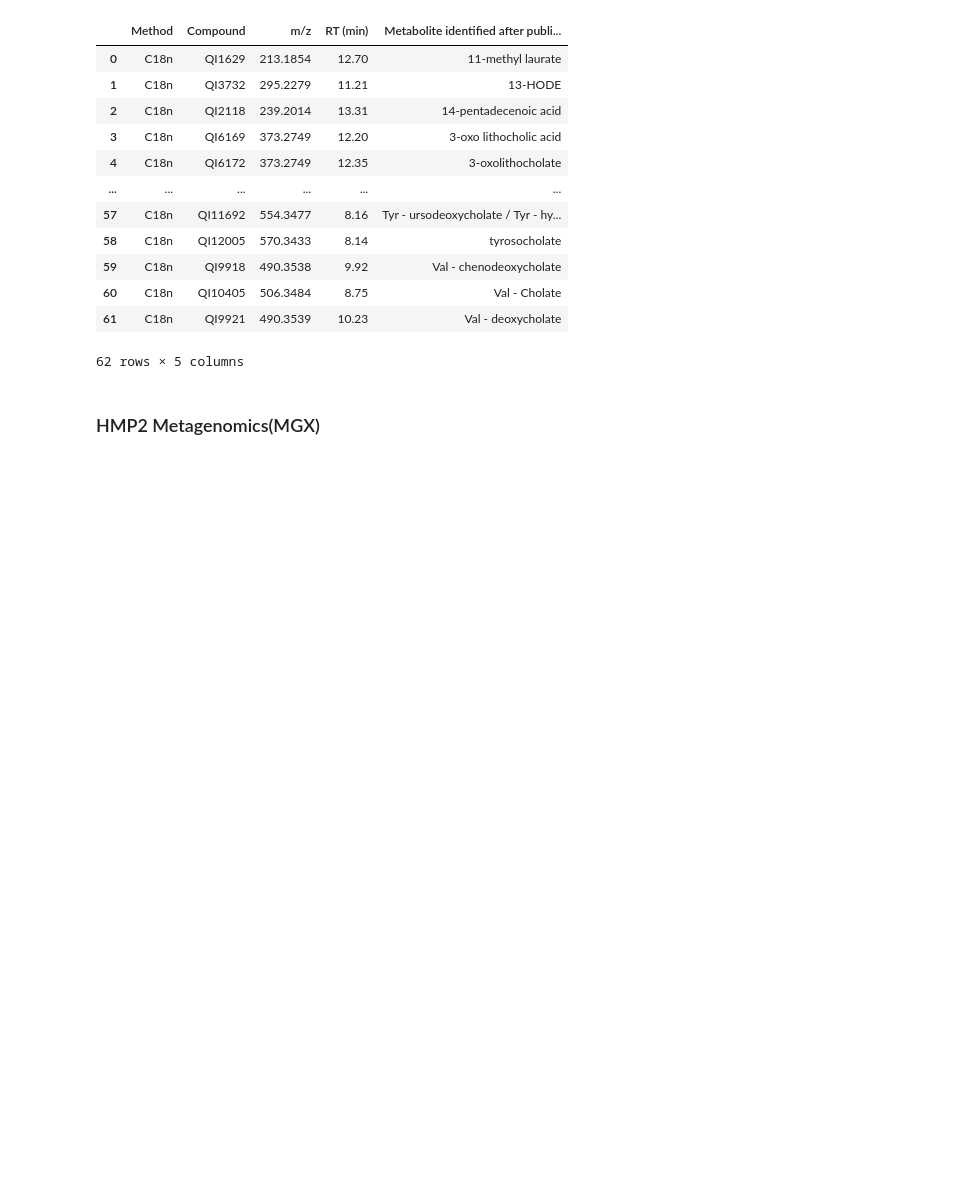
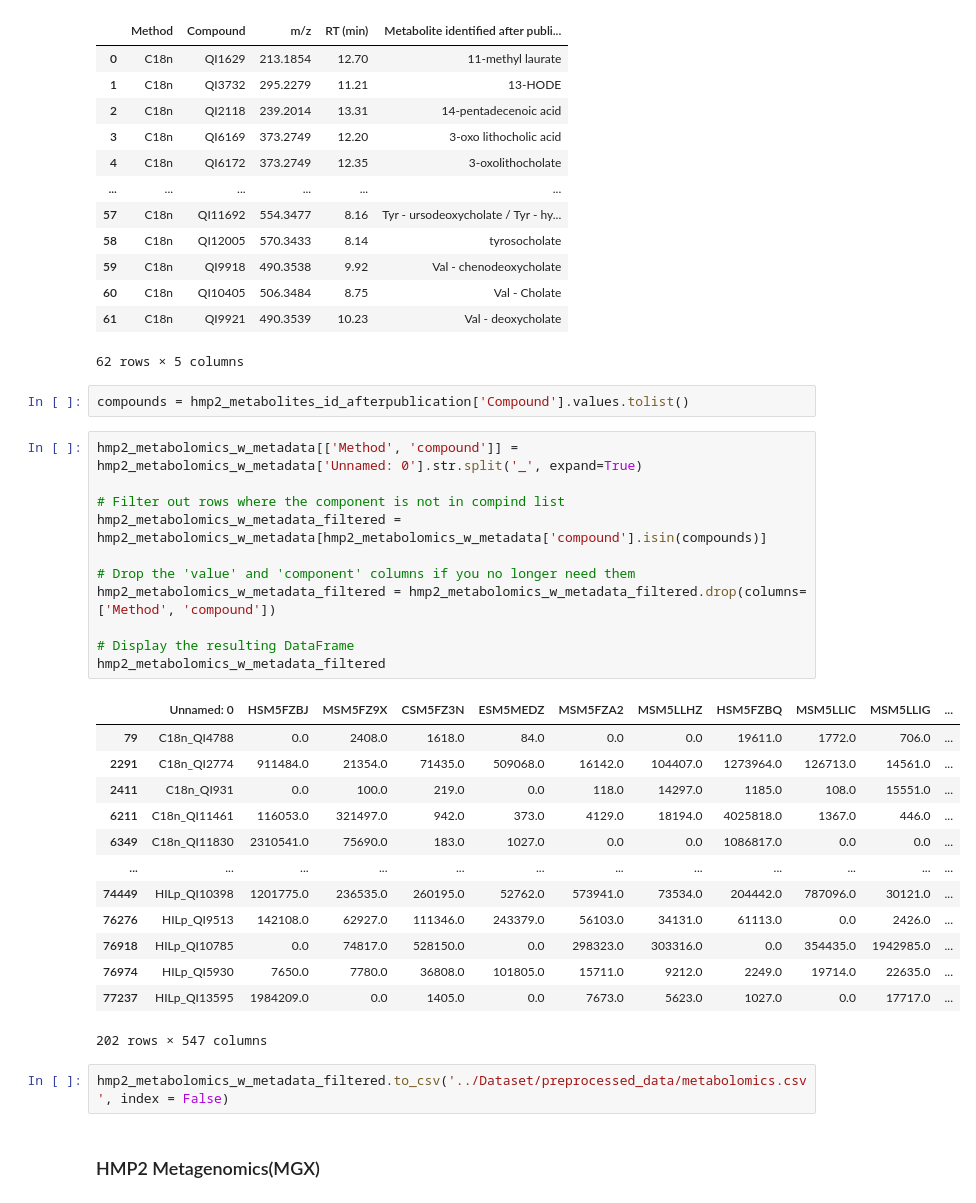
Before and after one commit to MahsaMonshizade/MultiModal, a Jupyter notebook: lib/preprocessing.ipynb, the cells around one changed output. Drawn from its saved outputs; the diff is of its cells as text; blank space fills up the shorter version.

Commit message:
try to get the same data as imovnn paper

```diff
--- a/lib/preprocessing.ipynb
+++ b/lib/preprocessing.ipynb
@@ -177,6 +173,35 @@ hmp2_metabolites_id_afterpublication
 | 60 | C18n | QI10405 | 506.3484 | 8.75 | Val - Cholate |
 | 61 | C18n | QI9921 | 490.3539 | 10.23 | Val - deoxycholate |
 62 rows × 5 columns
+# %%
+compounds = hmp2_metabolites_id_afterpublication['Compound'].values.tolist()
+# %%
+hmp2_metabolomics_w_metadata[['Method', 'compound']] = hmp2_metabolomics_w_metadata['Unnamed: 0'].str.split('_', expand=True)
+
+# Filter out rows where the component is not in compind list
+hmp2_metabolomics_w_metadata_filtered = hmp2_metabolomics_w_metadata[hmp2_metabolomics_w_metadata['compound'].isin(compounds)]
+
+# Drop the 'value' and 'component' columns if you no longer need them
+hmp2_metabolomics_w_metadata_filtered = hmp2_metabolomics_w_metadata_filtered.drop(columns=['Method', 'compound'])
+
+# Display the resulting DataFrame
+hmp2_metabolomics_w_metadata_filtered
+# %% [output]
+|  | Unnamed: 0 | HSM5FZBJ | MSM5FZ9X | CSM5FZ3N | ESM5MEDZ | MSM5FZA2 | MSM5LLHZ | HSM5FZBQ | MSM5LLIC | MSM5LLIG | ... |
+| 79 | C18n_QI4788 | 0.0 | 2408.0 | 1618.0 | 84.0 | 0.0 | 0.0 | 19611.0 | 1772.0 | 706.0 | ... |
+| 2291 | C18n_QI2774 | 911484.0 | 21354.0 | 71435.0 | 509068.0 | 16142.0 | 104407.0 | 1273964.0 | 126713.0 | 14561.0 | ... |
+| 2411 | C18n_QI931 | 0.0 | 100.0 | 219.0 | 0.0 | 118.0 | 14297.0 | 1185.0 | 108.0 | 15551.0 | ... |
+| 6211 | C18n_QI11461 | 116053.0 | 321497.0 | 942.0 | 373.0 | 4129.0 | 18194.0 | 4025818.0 | 1367.0 | 446.0 | ... |
+| 6349 | C18n_QI11830 | 2310541.0 | 75690.0 | 183.0 | 1027.0 | 0.0 | 0.0 | 1086817.0 | 0.0 | 0.0 | ... |
+| ... | ... | ... | ... | ... | ... | ... | ... | ... | ... | ... | ... |
+| 74449 | HILp_QI10398 | 1201775.0 | 236535.0 | 260195.0 | 52762.0 | 573941.0 | 73534.0 | 204442.0 | 787096.0 | 30121.0 | ... |
+| 76276 | HILp_QI9513 | 142108.0 | 62927.0 | 111346.0 | 243379.0 | 56103.0 | 34131.0 | 61113.0 | 0.0 | 2426.0 | ... |
+| 76918 | HILp_QI10785 | 0.0 | 74817.0 | 528150.0 | 0.0 | 298323.0 | 303316.0 | 0.0 | 354435.0 | 1942985.0 | ... |
+| 76974 | HILp_QI5930 | 7650.0 | 7780.0 | 36808.0 | 101805.0 | 15711.0 | 9212.0 | 2249.0 | 19714.0 | 22635.0 | ... |
+| 77237 | HILp_QI13595 | 1984209.0 | 0.0 | 1405.0 | 0.0 | 7673.0 | 5623.0 | 1027.0 | 0.0 | 17717.0 | ... |
+202 rows × 547 columns
+# %%
+hmp2_metabolomics_w_metadata_filtered.to_csv('../Dataset/preprocessed_data/metabolomics.csv', index = False)
 # %% [markdown]
 ### HMP2 Metagenomics(MGX)
 # %% [markdown]
```
Also changed, not shown: parts of 6 cells of this notebook, 2 other files.
